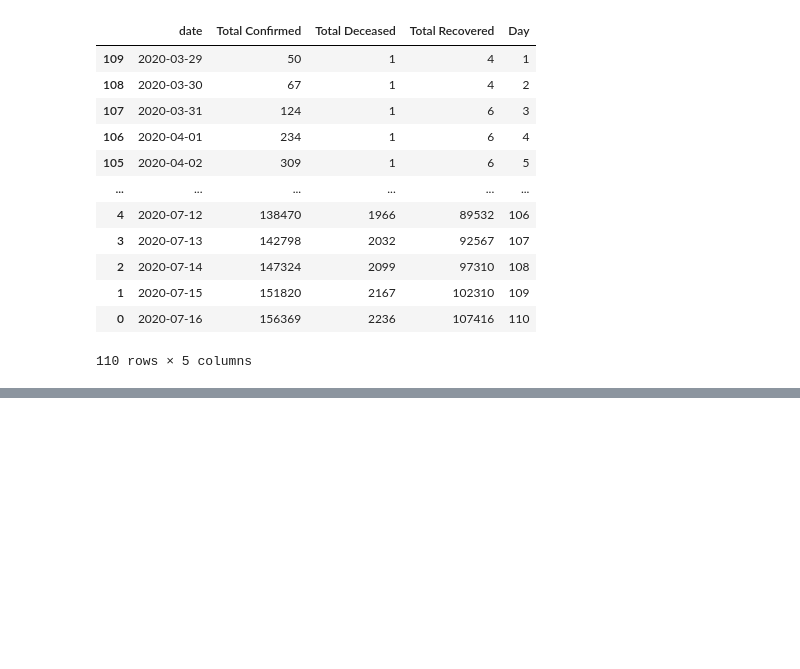
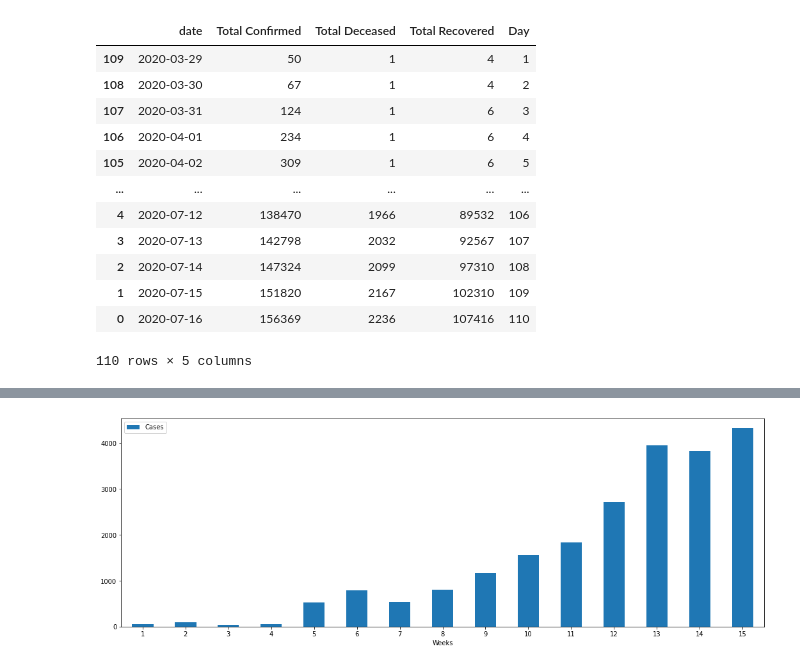
Before and after one commit to skbhere/COVID-19-Case-Forecasting, a Jupyter notebook: 01_TN.ipynb, the cells around one changed output, grey strips where cells are left out. Saved outputs shown, nothing was run; the diff lists cells and outputs as text; code cells hidden in the pictures; blank space fills up the shorter version.

```diff
--- a/01_TN.ipynb
+++ b/01_TN.ipynb
@@ -463,0 +485,7 @@ Text(0, 0.5, 'TN H ')
+# %%
+Dailycon= list(df['Daily Confirmed'])
+WCases = Dailycon[::7]
+Week=range(1,re)
+weekly = pd.DataFrame(list(zip(WCases, Week)),
+               columns =['Cases', 'Weeks'])
+DRate.tail(15)
@@ -463,0 +513,5 @@ Text(0, 0.5, 'TN H ')
+# %%
+
+ax1 = weekly.plot.bar(x='Weeks', y='Cases', rot=0,figsize=(18,6))
+# %% [output]
+[figure, added]
```
Also changed, not shown: parts of 13 cells of this notebook.
